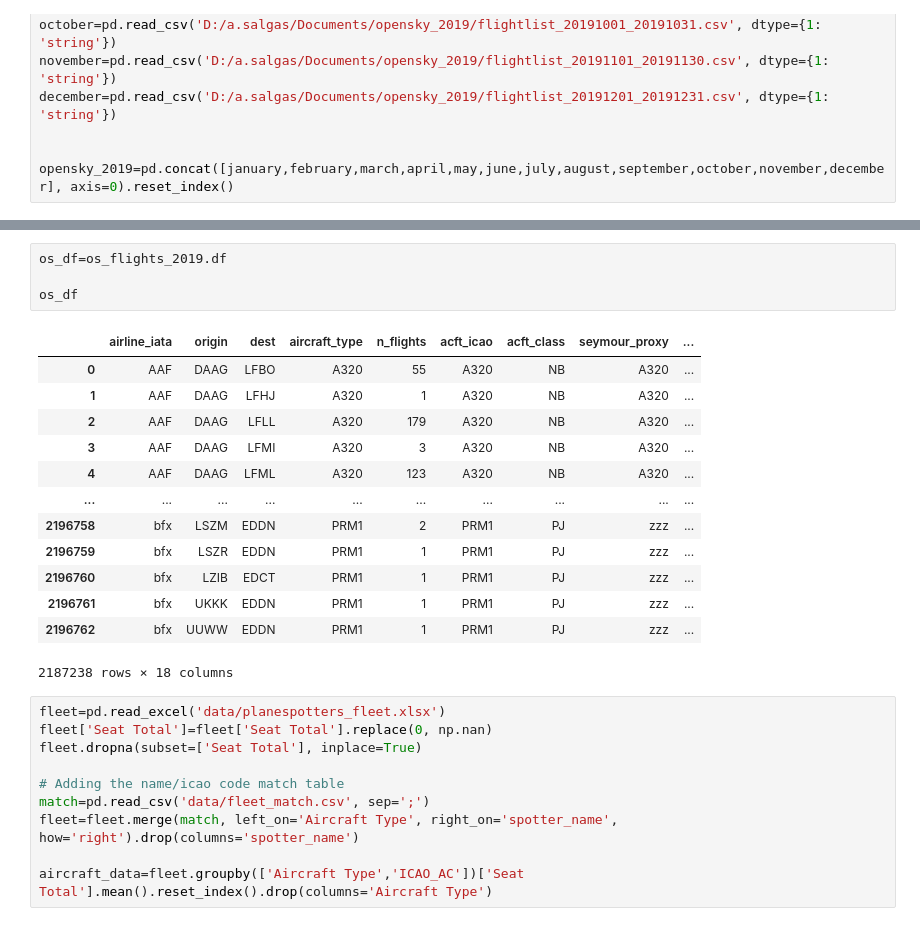
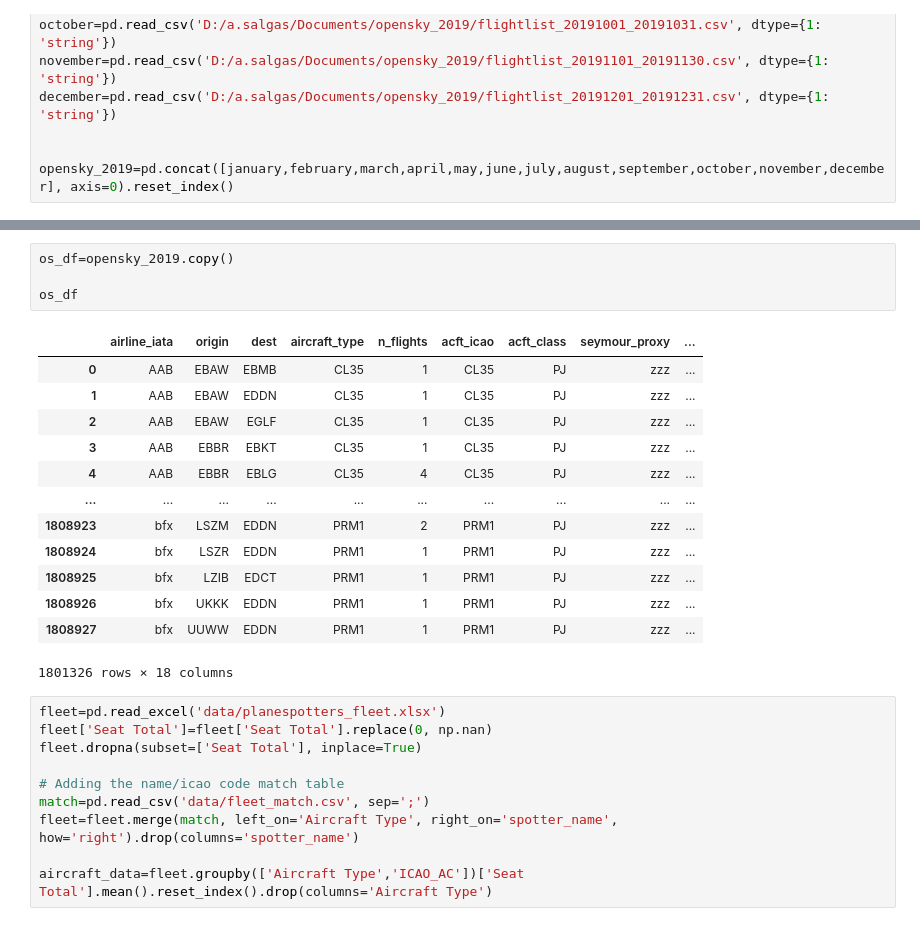
Before and after one commit to AeroMAPS/AeroSCOPE_dataset, a Jupyter notebook: aeroscope/04_bis_opensky_standalone/osky_data_extraction_standalone.ipynb, the cells around one changed output, grey strips where cells are left out. Saved outputs shown, nothing was run; the diff lists cells and outputs as text.

Commit message:
modification to use opensky "complete" aircraft database

```diff
--- a/aeroscope/04_bis_opensky_standalone/osky_data_extraction_standalone.ipynb
+++ b/aeroscope/04_bis_opensky_standalone/osky_data_extraction_standalone.ipynb
@@ -49,21 +141,21 @@ Size of df after arpt info: 2187238, number of flights: 16761488
 # %%
-os_df=os_flights_2019.df
+os_df=opensky_2019.copy()
 
 os_df
 # %% [output]
 |  | airline_iata | origin | dest | aircraft_type | n_flights | acft_icao | acft_class | seymour_proxy | ... |
-| 0 | AAF | DAAG | LFBO | A320 | 55 | A320 | NB | A320 | ... |
-| 1 | AAF | DAAG | LFHJ | A320 | 1 | A320 | NB | A320 | ... |
-| 2 | AAF | DAAG | LFLL | A320 | 179 | A320 | NB | A320 | ... |
-| 3 | AAF | DAAG | LFMI | A320 | 3 | A320 | NB | A320 | ... |
-| 4 | AAF | DAAG | LFML | A320 | 123 | A320 | NB | A320 | ... |
+| 0 | AAB | EBAW | EBMB | CL35 | 1 | CL35 | PJ | zzz | ... |
+| 1 | AAB | EBAW | EDDN | CL35 | 1 | CL35 | PJ | zzz | ... |
+| 2 | AAB | EBAW | EGLF | CL35 | 1 | CL35 | PJ | zzz | ... |
+| 3 | AAB | EBBR | EBKT | CL35 | 1 | CL35 | PJ | zzz | ... |
+| 4 | AAB | EBBR | EBLG | CL35 | 4 | CL35 | PJ | zzz | ... |
 | ... | ... | ... | ... | ... | ... | ... | ... | ... | ... |
-| 2196758 | bfx | LSZM | EDDN | PRM1 | 2 | PRM1 | PJ | zzz | ... |
-| 2196759 | bfx | LSZR | EDDN | PRM1 | 1 | PRM1 | PJ | zzz | ... |
-| 2196760 | bfx | LZIB | EDCT | PRM1 | 1 | PRM1 | PJ | zzz | ... |
-| 2196761 | bfx | UKKK | EDDN | PRM1 | 1 | PRM1 | PJ | zzz | ... |
-| 2196762 | bfx | UUWW | EDDN | PRM1 | 1 | PRM1 | PJ | zzz | ... |
+| 1808923 | bfx | LSZM | EDDN | PRM1 | 2 | PRM1 | PJ | zzz | ... |
+| 1808924 | bfx | LSZR | EDDN | PRM1 | 1 | PRM1 | PJ | zzz | ... |
+| 1808925 | bfx | LZIB | EDCT | PRM1 | 1 | PRM1 | PJ | zzz | ... |
+| 1808926 | bfx | UKKK | EDDN | PRM1 | 1 | PRM1 | PJ | zzz | ... |
+| 1808927 | bfx | UUWW | EDDN | PRM1 | 1 | PRM1 | PJ | zzz | ... |
-2187238 rows × 18 columns
+1801326 rows × 18 columns
 # %%
 fleet=pd.read_excel('data/planespotters_fleet.xlsx')
 fleet['Seat Total']=fleet['Seat Total'].replace(0, np.nan)
```
Also changed, not shown: parts of 7 cells of this notebook, 3 other files.
